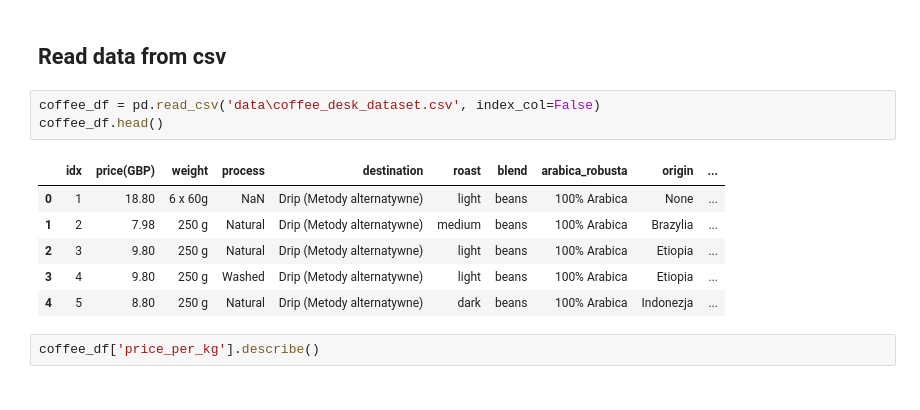
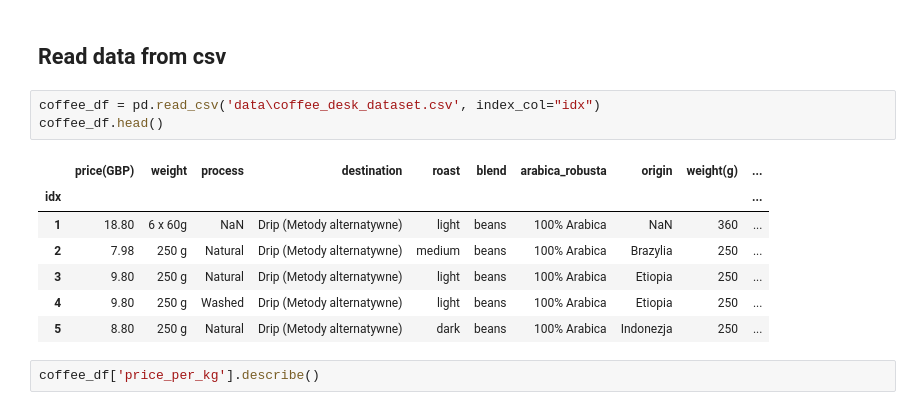
Before and after one commit to dominikacecylia/Coffee-regression-project, a Jupyter notebook: data-cleaning.ipynb, the cells around one changed output. Saved outputs shown, nothing was run; the diff lists cells and outputs as text.

Commit message:
Cleans data and imputs missing values

```diff
--- a/data-cleaning.ipynb
+++ b/data-cleaning.ipynb
@@ -22,15 +22,16 @@ pd.__version__
 # %% [markdown]
 ## Read data from csv ##
 # %%
-coffee_df = pd.read_csv('data\coffee_desk_dataset.csv', index_col=False)
+coffee_df = pd.read_csv('data\coffee_desk_dataset.csv', index_col="idx")
 coffee_df.head()
 # %% [output]
-|  | idx | price(GBP) | weight | process | destination | roast | blend | arabica_robusta | origin | ... |
-| 0 | 1 | 18.80 | 6 x 60g | NaN | Drip (Metody alternatywne) | light | beans | 100% Arabica | None | ... |
-| 1 | 2 | 7.98 | 250 g | Natural | Drip (Metody alternatywne) | medium | beans | 100% Arabica | Brazylia | ... |
-| 2 | 3 | 9.80 | 250 g | Natural | Drip (Metody alternatywne) | light | beans | 100% Arabica | Etiopia | ... |
-| 3 | 4 | 9.80 | 250 g | Washed | Drip (Metody alternatywne) | light | beans | 100% Arabica | Etiopia | ... |
-| 4 | 5 | 8.80 | 250 g | Natural | Drip (Metody alternatywne) | dark | beans | 100% Arabica | Indonezja | ... |
+|  | price(GBP) | weight | process | destination | roast | blend | arabica_robusta | origin | weight(g) | ... |
+| idx |  |  |  |  |  |  |  |  |  | ... |
+| 1 | 18.80 | 6 x 60g | NaN | Drip (Metody alternatywne) | light | beans | 100% Arabica | NaN | 360 | ... |
+| 2 | 7.98 | 250 g | Natural | Drip (Metody alternatywne) | medium | beans | 100% Arabica | Brazylia | 250 | ... |
+| 3 | 9.80 | 250 g | Natural | Drip (Metody alternatywne) | light | beans | 100% Arabica | Etiopia | 250 | ... |
+| 4 | 9.80 | 250 g | Washed | Drip (Metody alternatywne) | light | beans | 100% Arabica | Etiopia | 250 | ... |
+| 5 | 8.80 | 250 g | Natural | Drip (Metody alternatywne) | dark | beans | 100% Arabica | Indonezja | 250 | ... |
 # %%
 coffee_df['price_per_kg'].describe()
 # %% [output]
```
Also changed, not shown: parts of 21 cells of this notebook.
